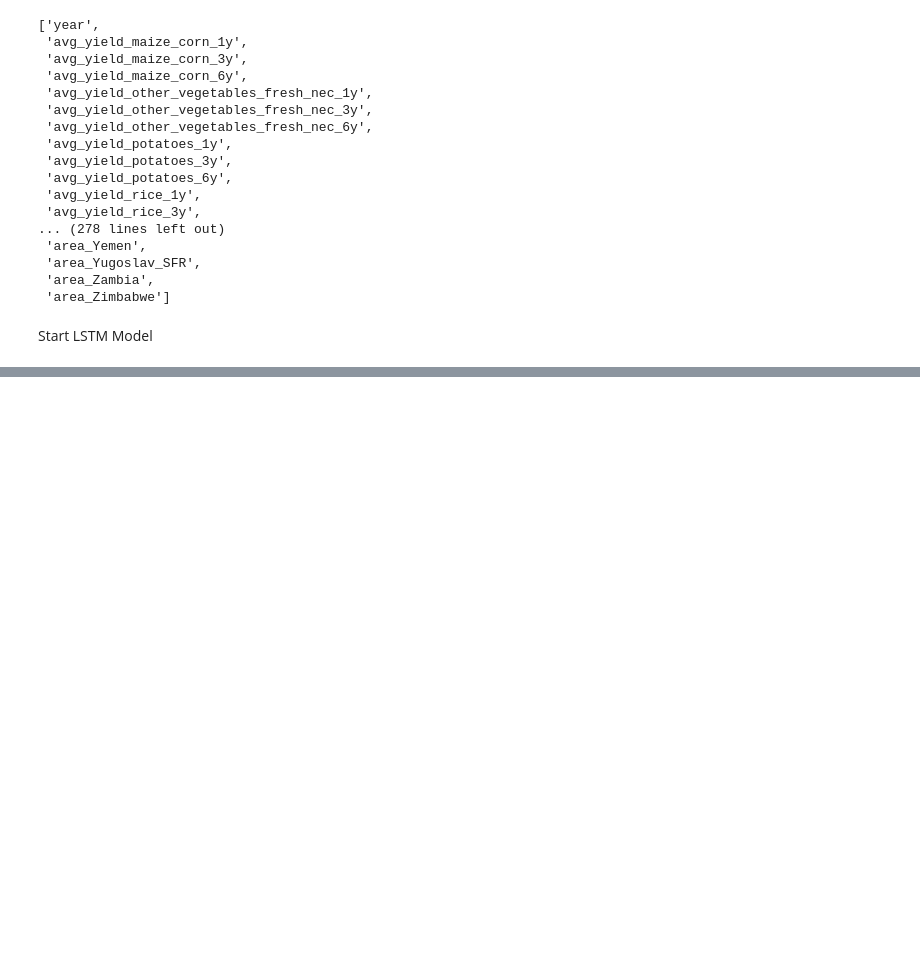
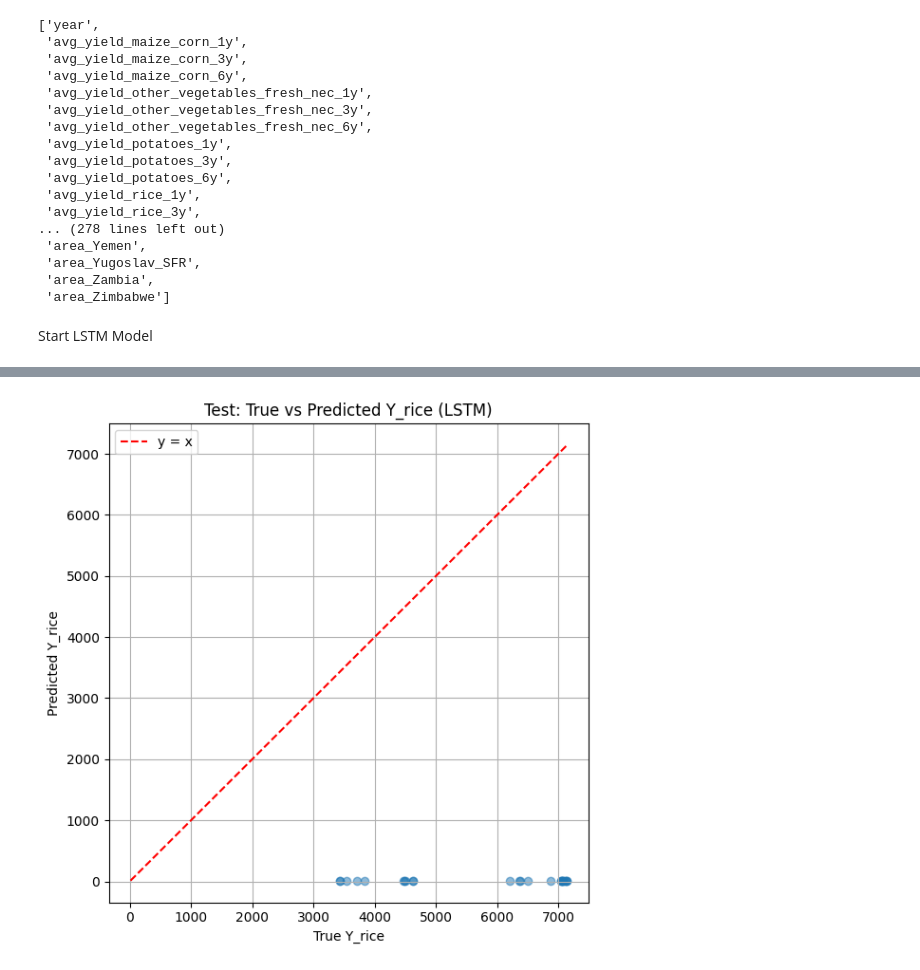
Before and after one commit to pavinpp/ML_project, a Jupyter notebook: NewModel2/lstm2.ipynb, the cells around one changed output, grey strips where cells are left out. Drawn from its saved outputs; the diff is of its cells as text; code cells hidden in the pictures; blank space fills up the shorter version.

```diff
--- a/NewModel2/lstm2.ipynb
+++ b/NewModel2/lstm2.ipynb
@@ -687,0 +532,24 @@ plot_scatter(y_test_true, y_test_pred, "Test: True vs Predicted Y_rice (LSTM)")
+# %%
+def plot_scatter(y_true, y_pred, title):
+    y_true = np.array(y_true).ravel()
+    y_pred = np.array(y_pred).ravel()
+    plt.figure(figsize=(6, 6))
+    plt.scatter(y_true, y_pred, alpha=0.5)
+    min_val = min(y_true.min(), y_pred.min())
+    max_val = max(y_true.max(), y_pred.max())
+    plt.plot([min_val, max_val], [min_val, max_val], "r--", label="y = x")
+    plt.xlabel("True Y_rice")
+    plt.ylabel("Predicted Y_rice")
+    plt.title(title)
+    plt.legend()
+    plt.grid(True)
+    plt.tight_layout()
+    plt.show()
+
+# Validation scatter (use last val_trues / val_preds from training)
+# plot_scatter(val_trues, val_preds, "Validation: True vs Predicted Y_rice (LSTM)")
+
+# Test scatter
+plot_scatter(test_trues, test_preds, "Test: True vs Predicted Y_rice (LSTM)")
+# %% [output]
+[figure, added]
```
Also changed, not shown: parts of 13 cells of this notebook, 4 other files.
